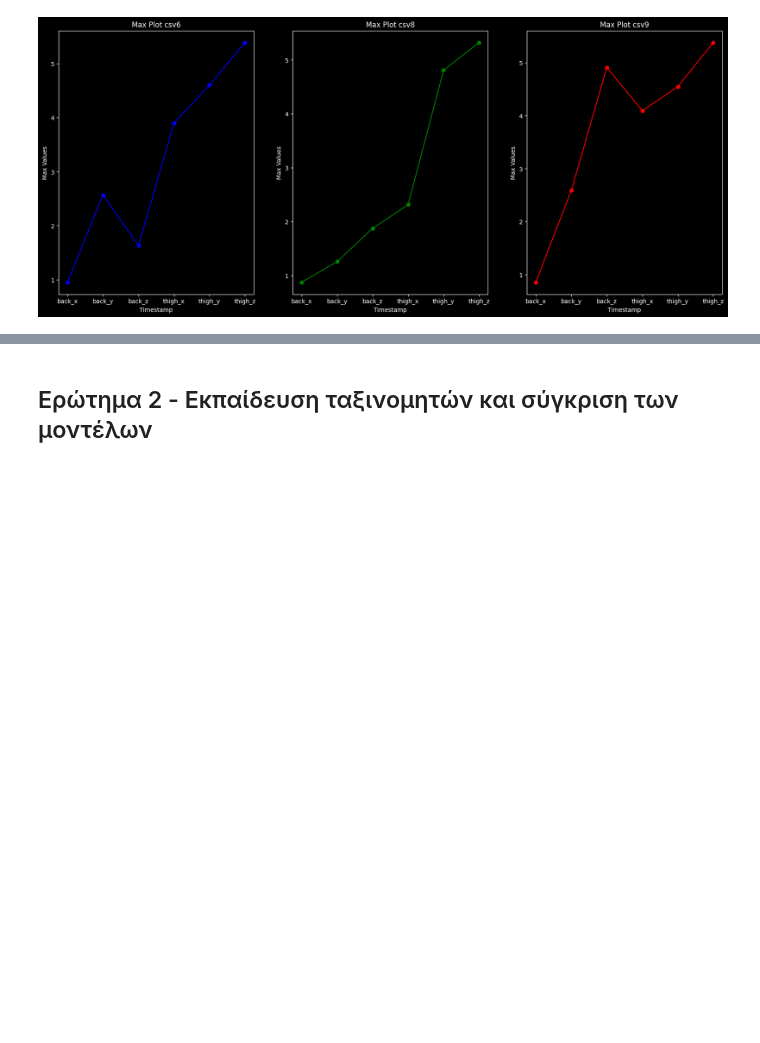
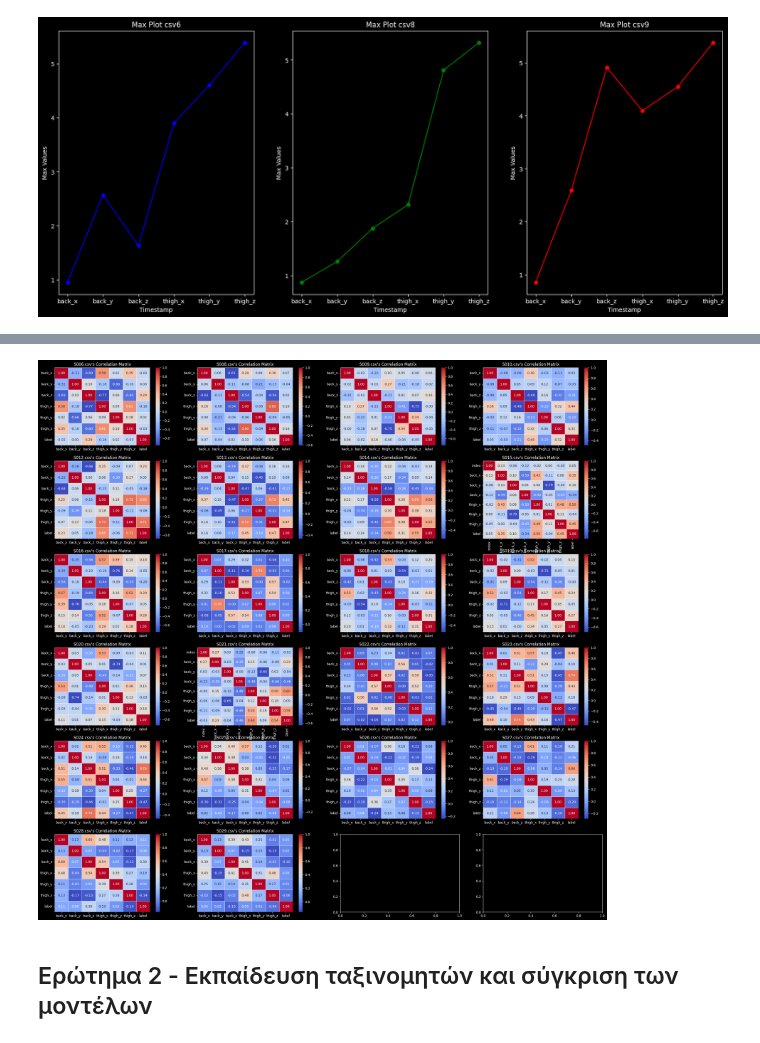
Before and after one commit to el-maestro78/Data-Mining-and-Machine-Learning, a Jupyter notebook: sln.ipynb, the cells around one changed output, grey strips where cells are left out. Cells and saved outputs as stored; diff of their text form; code cells hidden in the pictures; blank space fills up the shorter version.

Commit message:
added correlation

```diff
--- a/sln.ipynb
+++ b/sln.ipynb
@@ -306,3 +268,41 @@ plt.show()
+# %%
+'''
+import seaborn as sns
+fig, axs = plt.subplots(6, 4, figsize=(20, 30))
+
+# Flatten the subplot array for easier indexing
+
+for i, column_name in enumerate(column_names):
+    for index, file in enumerate(csvs):
+        df = pd.read_csv(CSV_PATH + f"/{file}")
+        df[column_name] = pd.to_numeric(df[column_name], errors='coerce')
+        corr_matrix = df.corr()
+        axs[i].set_title(f'Subset {i+1} Correlation Matrix')
+# Plot the correlation matrix
+plt.figure(figsize=(10, 8))
+sns.heatmap(corr_matrix, annot=True, cmap='coolwarm', fmt=".2f", linewidths=.5)
+plt.title('Correlation Matrix')
+plt.show()'''
+
+import seaborn as sns
+fig, axs = plt.subplots(6, 4, figsize=(30, 30))#, sharex=True, sharey='row')
+
+for index, file in enumerate(csvs):
+    df = pd.read_csv(CSV_PATH + f"/{file}")
+    df = df.reset_index(drop=True)
+    if df.columns[0] != 'timestamp':
+        df = df.iloc[:, 2:] # S023 csv has a extra index column for some reason
+    else:
+        df = df.iloc[:, 1:]
+    corr_matrix = df.corr()
+    ax = axs.flatten()[index]
+    sns.heatmap(corr_matrix, annot=True, cmap='coolwarm', fmt=".2f", linewidths=.5, ax=ax)
+    #axs[index].set_title(f'{file}\'s Correlation Matrix')
+    ax.set_title(f'{file}\'s Correlation Matrix')
+
+plt.show()
+# %% [output]
+[figure, added]
 # %% [markdown]
 ## Ερώτημα 2 - Eκπαίδευση ταξινομητών και σύγκριση των μοντέλων
 # %% [markdown]
```
Also changed, not shown: parts of 8 cells of this notebook.
